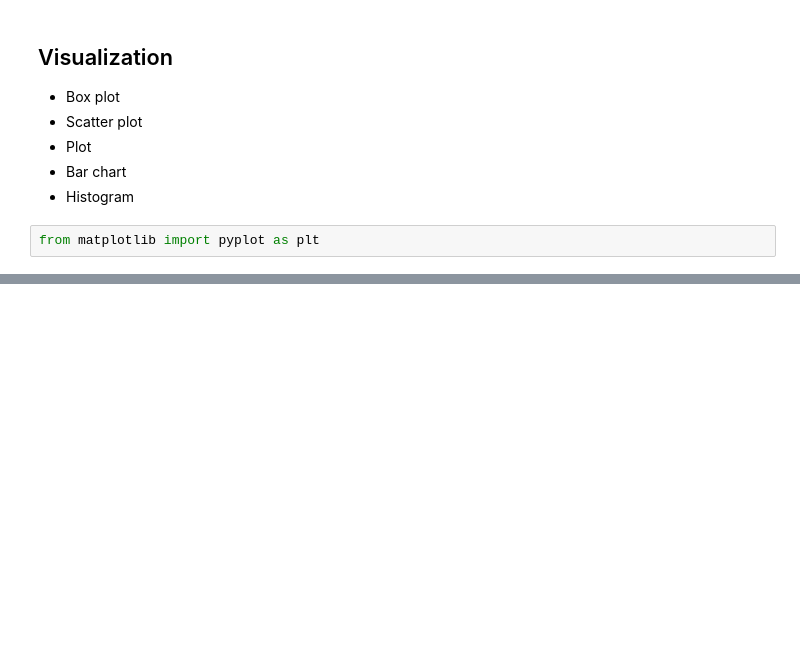
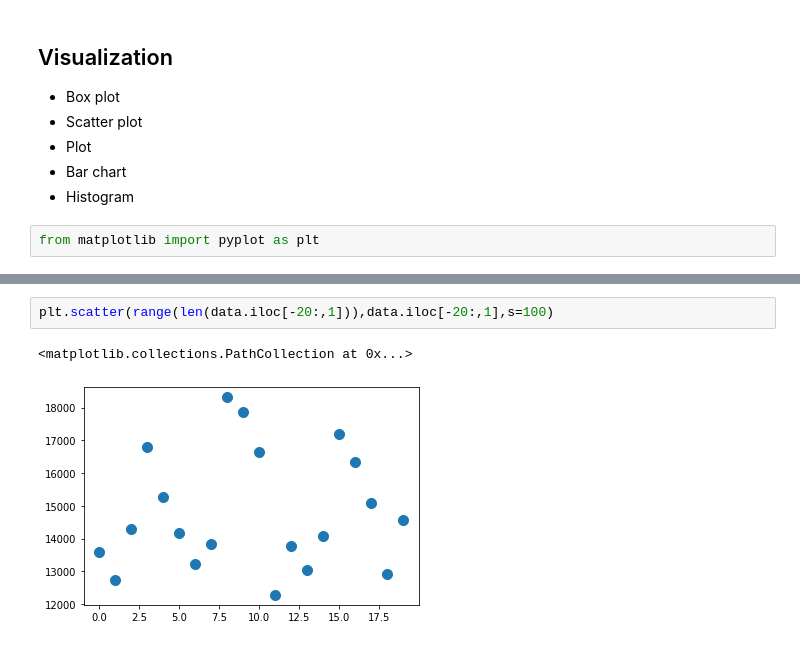
Before and after one commit to Jittiya/DWDM21, a Jupyter notebook: Data_Visualizetion.ipynb, the cells around one changed output, grey strips where cells are left out. Cells and saved outputs as stored; diff of their text form; blank space fills up the shorter version.

```diff
--- a/Data_Visualizetion.ipynb
+++ b/Data_Visualizetion.ipynb
@@ -58,0 +72,5 @@ from matplotlib import pyplot as plt
+# %%
+plt.scatter(range(len(data.iloc[-20:,1])),data.iloc[-20:,1],s=100)
+# %% [output]
+<matplotlib.collections.PathCollection at 0x...>
+[figure, added]
```
Also changed, not shown: parts of 10 cells of this notebook.
